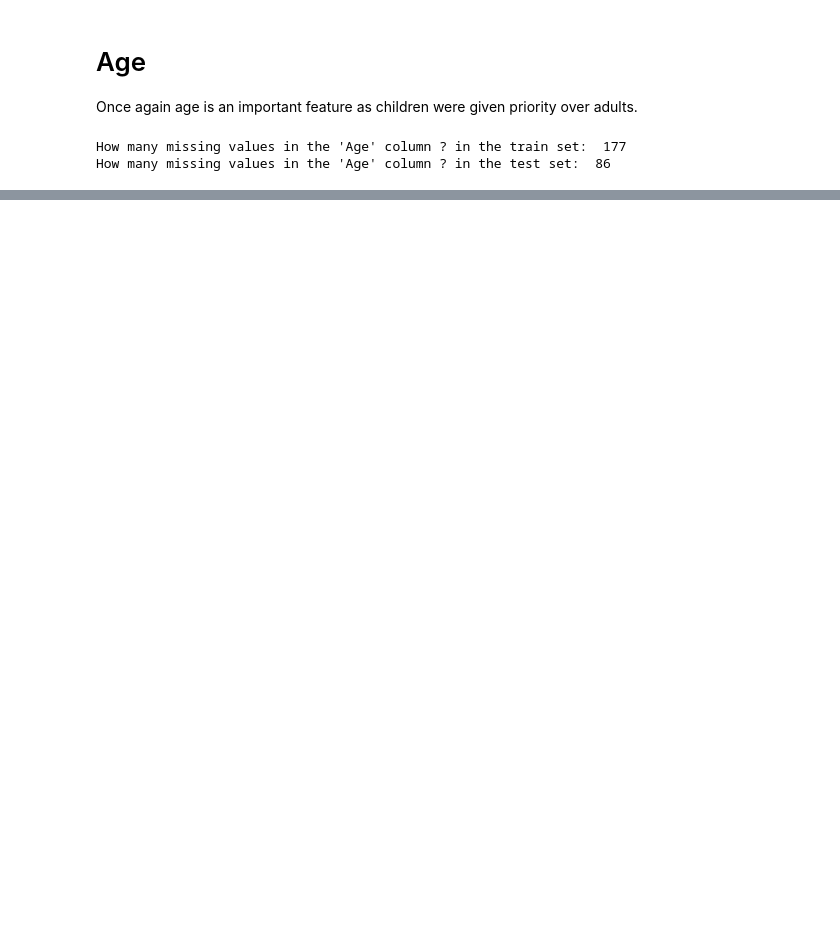
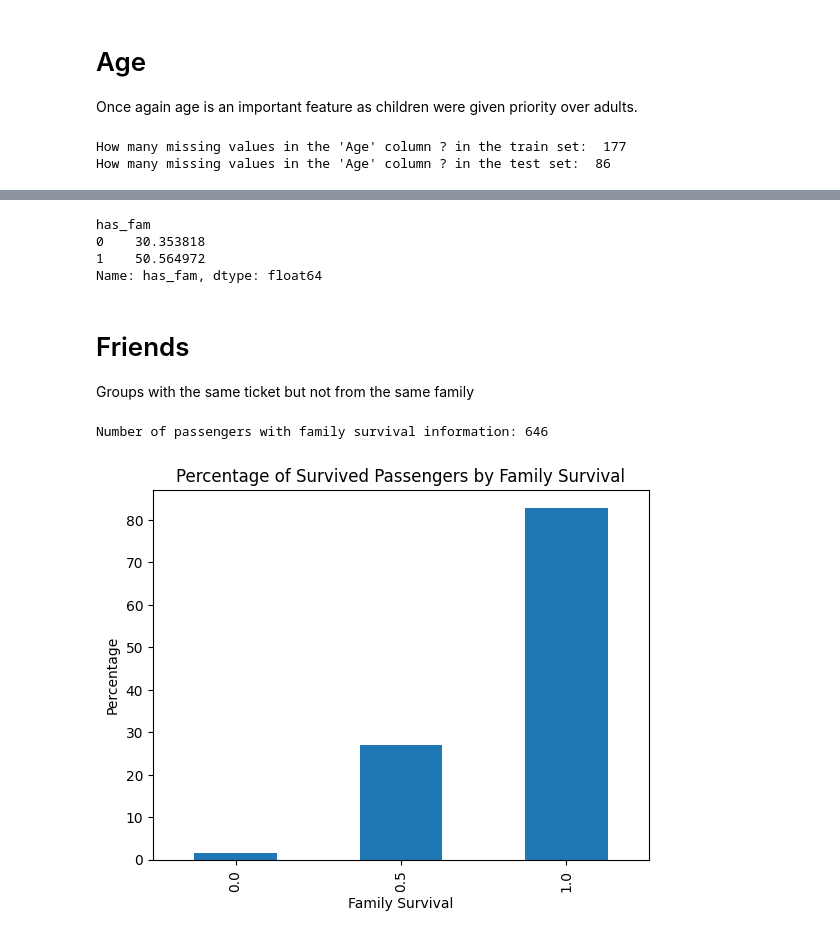
Before and after one commit to Noah4575/titanic, a Jupyter notebook: titanic.ipynb, the cells around one changed output, grey strips where cells are left out. Saved outputs shown, nothing was run; the diff lists cells and outputs as text; code cells hidden in the pictures; blank space fills up the shorter version.

```diff
--- a/titanic.ipynb
+++ b/titanic.ipynb
@@ -256,0 +204,63 @@ XGBClassifier(base_score=None, booster=None, callbacks=None,
+# %%
+#Plot the 'FamSurvival' column with survived passengers
+
+# Split back into train and test
+train = combined.iloc[:len(train)].reset_index()
+test = combined.iloc[len(train):].reset_index()
+
+survived_counts = train[train['Survived'] == 1].groupby('has_fam')['has_fam'].count()
+total_counts = train.groupby('has_fam')['has_fam'].count()
+survived_percentage = (survived_counts / total_counts) * 100
+
+# Plot the results
+survived_percentage
+# %% [output]
+has_fam
+0    30.353818
+1    50.564972
+Name: has_fam, dtype: float64
+# %% [markdown]
+# Friends
+
+Groups with the same ticket but not from the same family
+# %%
+def ticket_survival(data):
+    for _, grp_df in data.groupby(['Ticket']):
+        if len(grp_df) > 1:
+            survival_count = grp_df['Survived'].value_counts()
+            for ind, row in grp_df.iterrows():
+                if row['GrpSurvival'] == 0.5:  # For a person with no family info
+                    if survival_count.get(1, 0) >= survival_count.get(0, 0):  # If majority or tie survived
+                        data.loc[grp_df.index, 'GrpSurvival'] = 1
+                    else:  # If all family members perished
+                        data.loc[grp_df.index, 'GrpSurvival'] = 0
+    return data
+
+combined = ticket_survival(combined)
+
+# Split back into train and test
+train = combined.iloc[:len(train)].reset_index()
+test = combined.iloc[len(train):].reset_index()
+
+print("Number of passengers with family survival information:",
+      combined.loc[combined['GrpSurvival']!=0.5].shape[0])
+# %% [output]
+Number of passengers with family survival information: 646
+# %%
+#Plot the 'FamSurvival' column with survived passengers
+
+# Split back into train and test
+train = combined.iloc[:len(train)].reset_index()
+test = combined.iloc[len(train):].reset_index()
+
+survived_counts = train[train['Survived'] == 1].groupby('GrpSurvival')['GrpSurvival'].count()
+total_counts = train.groupby('GrpSurvival')['GrpSurvival'].count()
+survived_percentage = (survived_counts / total_counts) * 100
+
+# Plot the results
+survived_percentage.plot(kind='bar', title='Percentage of Survived Passengers by Family Survival')
+plt.xlabel('Family Survival')
+plt.ylabel('Percentage')
+plt.show()
+# %% [output]
+[figure, added]
```
Also changed, not shown: parts of 14 cells of this notebook.
